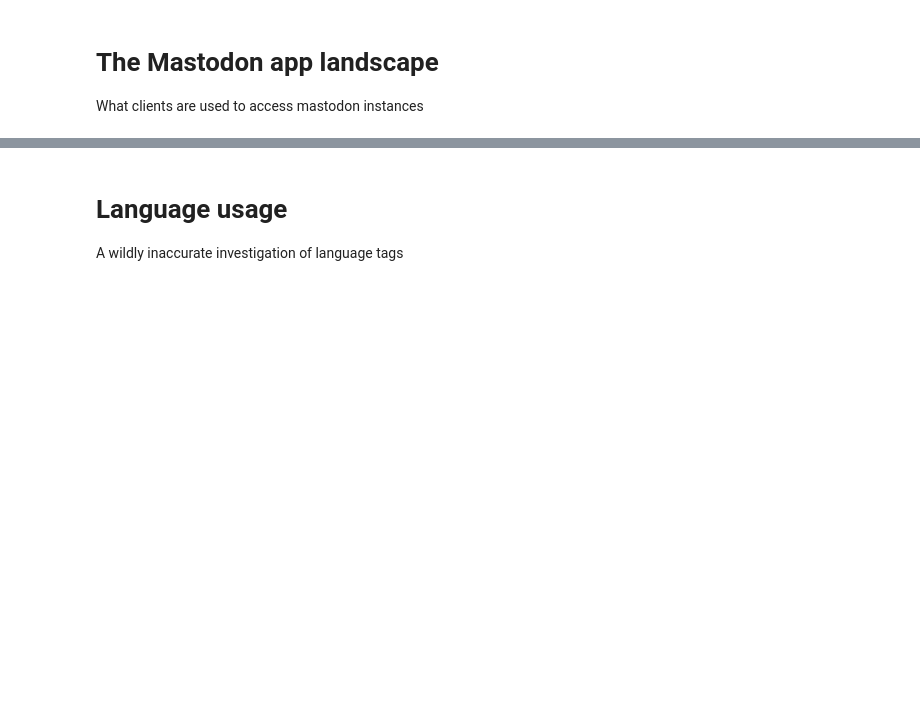
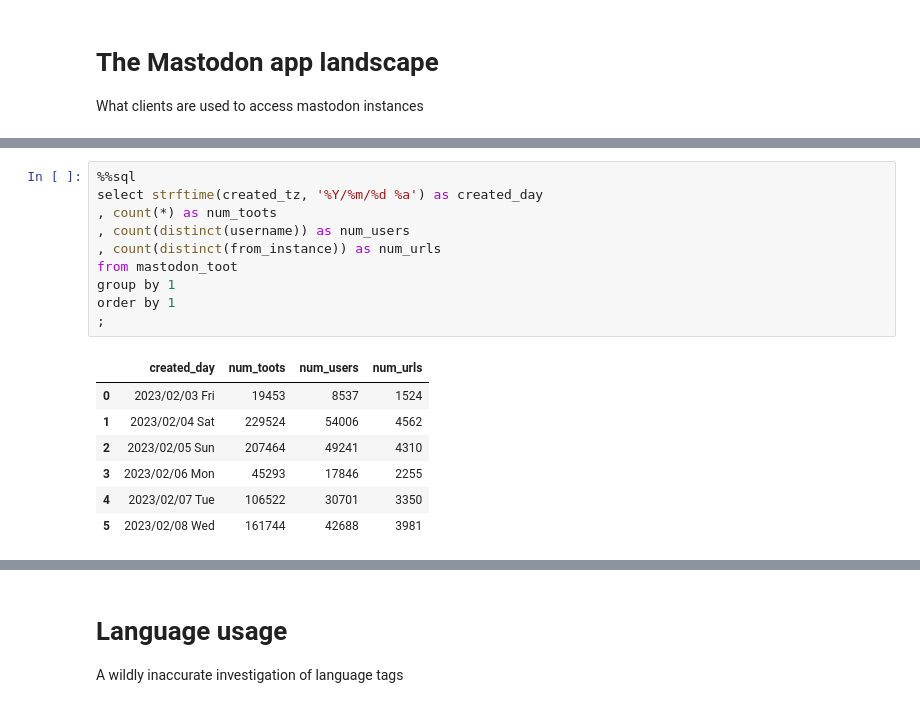
Before and after one commit to saubury/mastodon-stream, a Jupyter notebook: notebooks/mastodon-analysis.ipynb, the cells around one changed output, grey strips where cells are left out. Saved outputs shown, nothing was run; the diff lists cells and outputs as text; blank space fills up the shorter version.

```diff
--- a/notebooks/mastodon-analysis.ipynb
+++ b/notebooks/mastodon-analysis.ipynb
@@ -52,3 +77,21 @@ sns.countplot(data=mastodon_app_df, y="app", order=mastodon_app_df.app.value_cou
+# %%
+%%sql
+select strftime(created_tz, '%Y/%m/%d %a') as created_day
+, count(*) as num_toots
+, count(distinct(username)) as num_users
+, count(distinct(from_instance)) as num_urls
+from mastodon_toot
+group by 1
+order by 1
+;
+# %% [output]
+|  | created_day | num_toots | num_users | num_urls |
+| 0 | 2023/02/03 Fri | 19453 | 8537 | 1524 |
+| 1 | 2023/02/04 Sat | 229524 | 54006 | 4562 |
+| 2 | 2023/02/05 Sun | 207464 | 49241 | 4310 |
+| 3 | 2023/02/06 Mon | 45293 | 17846 | 2255 |
+| 4 | 2023/02/07 Tue | 106522 | 30701 | 3350 |
+| 5 | 2023/02/08 Wed | 161744 | 42688 | 3981 |
 # %%
 %%sql
 mastodon_usage_df <<
```
Also changed, not shown: parts of 13 cells of this notebook, 3 other files.
